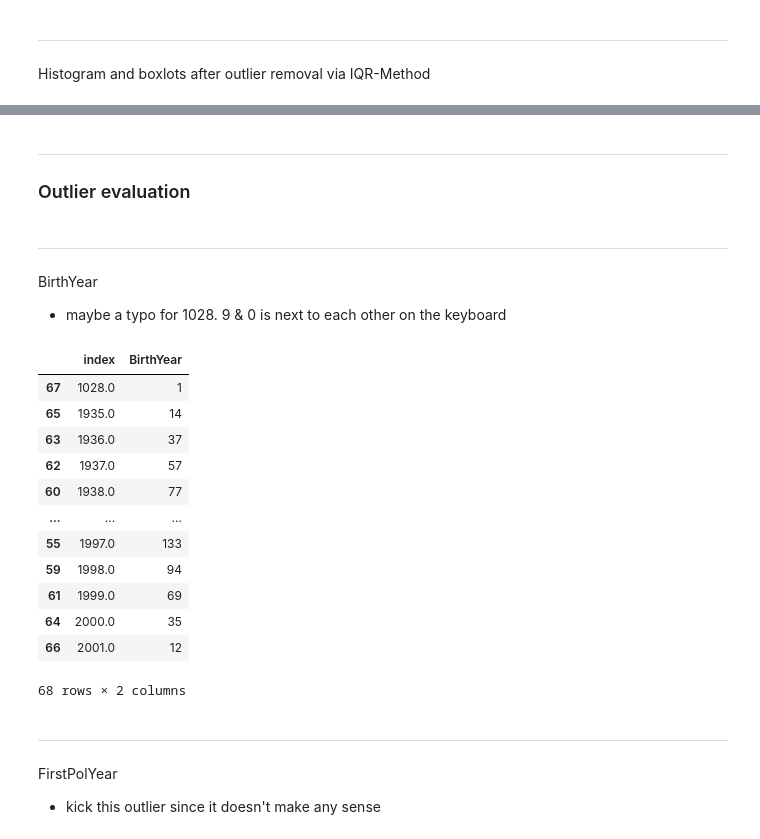
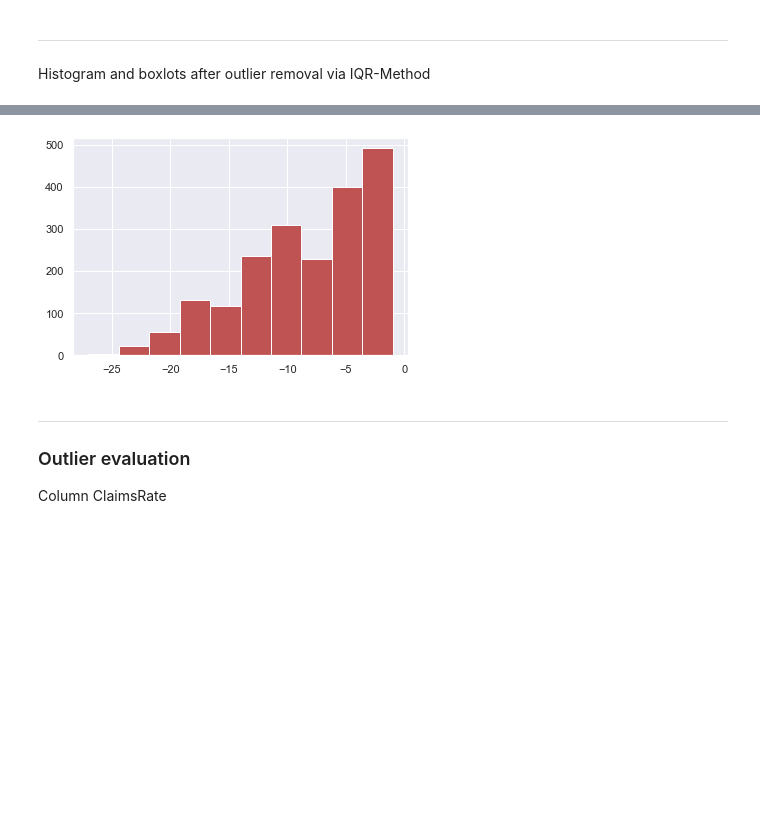
Before and after one commit to lstk44/A2ZInsuranceNOVA, a Jupyter notebook: A2ZInsuranceNotebook.ipynb, the cells around one changed output, grey strips where cells are left out. Cells and saved outputs as stored; diff of their text form; code cells hidden in the pictures; blank space fills up the shorter version.

```diff
--- a/A2ZInsuranceNotebook.ipynb
+++ b/A2ZInsuranceNotebook.ipynb
@@ -226,27 +264,11 @@ plt.show()
+# %%
+policy_before_birth = df[df.FirstPolYear < df.BirthYear].FirstPolYear - df[df.FirstPolYear < df.BirthYear].BirthYear
+plt.hist(policy_before_birth, color = '#bf5252')
+plt.show()
+# %% [output]
+[figure, added]
 # %% [markdown]
 ---
 ### Outlier evaluation
+
+Column ClaimsRate
-# %% [markdown]
----
-BirthYear
-- maybe a typo for 1028. 9 & 0 is next to each other on the keyboard
-# %%
-pd.DataFrame(df.BirthYear.value_counts()).reset_index().sort_values(by = 'index')
-# %% [output]
-|  | index | BirthYear |
-| 67 | 1028.0 | 1 |
-| 65 | 1935.0 | 14 |
-| 63 | 1936.0 | 37 |
-| 62 | 1937.0 | 57 |
-| 60 | 1938.0 | 77 |
-| ... | ... | ... |
-| 55 | 1997.0 | 133 |
-| 59 | 1998.0 | 94 |
-| 61 | 1999.0 | 69 |
-| 64 | 2000.0 | 35 |
-| 66 | 2001.0 | 12 |
-68 rows × 2 columns
-# %% [markdown]
----
-FirstPolYear
-- kick this outlier since it doesn't make any sense
```
Also changed, not shown: parts of 19 cells of this notebook.
